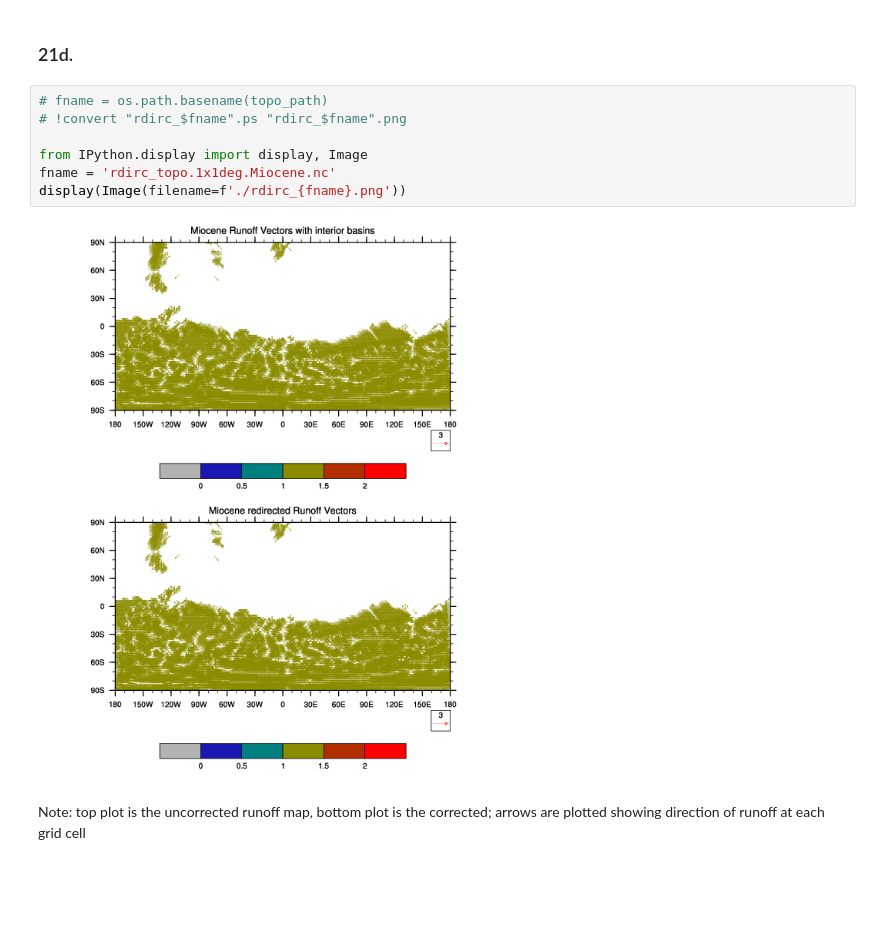
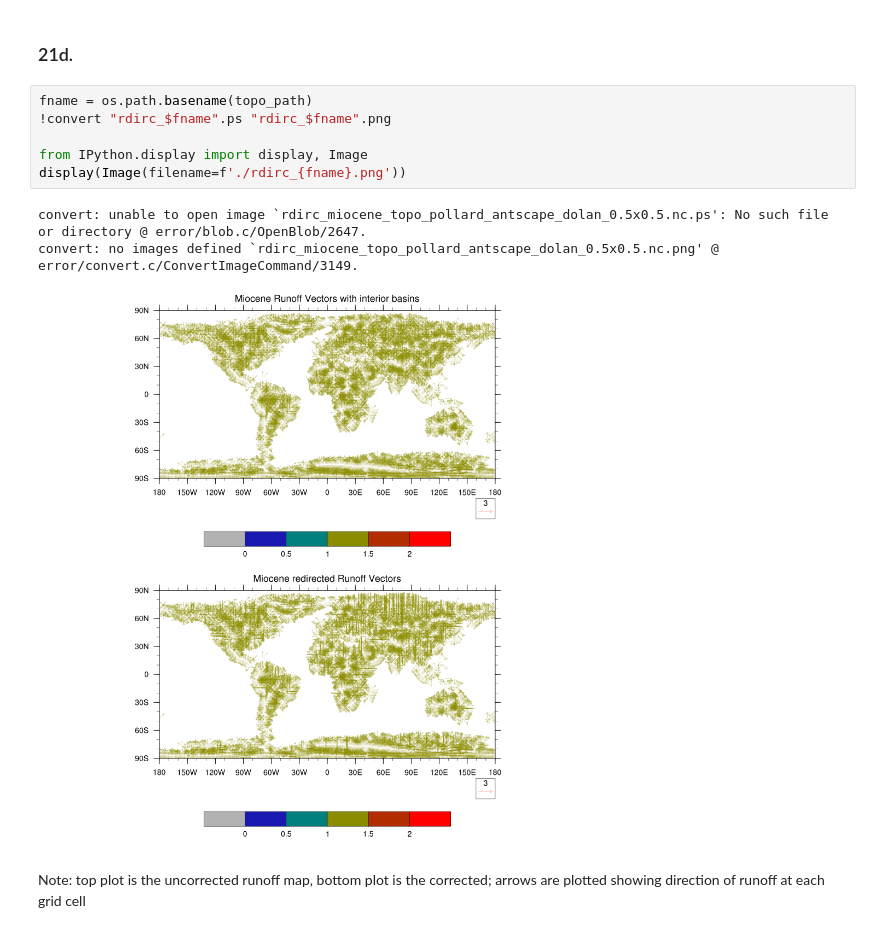
Before and after one commit to fzhu2e/cesm4paleo, a Jupyter notebook: bc_setup/rtm/runoff_setup.ipynb, the cells around one changed output. Cells and saved outputs as stored; diff of their text form; blank space fills up the shorter version.

```diff
--- a/bc_setup/rtm/runoff_setup.ipynb
+++ b/bc_setup/rtm/runoff_setup.ipynb
@@ -265,14 +265,15 @@ exit ( 0 )
 # %% [markdown]
 ### 21d.
 # %%
-# fname = os.path.basename(topo_path)
-# !convert "rdirc_$fname".ps "rdirc_$fname".png
+fname = os.path.basename(topo_path)
+!convert "rdirc_$fname".ps "rdirc_$fname".png
 
 from IPython.display import display, Image
-fname = 'rdirc_topo.1x1deg.Miocene.nc'
 display(Image(filename=f'./rdirc_{fname}.png'))
 # %% [output]
+convert: unable to open image `rdirc_miocene_topo_pollard_antscape_dolan_0.5x0.5.nc.ps': No such file or directory @ error/blob.c/OpenBlob/2647.
+convert: no images defined `rdirc_miocene_topo_pollard_antscape_dolan_0.5x0.5.nc.png' @ error/convert.c/ConvertImageCommand/3149.
-[figure, old version]
+[figure, new version]
 # %% [markdown]
 Note: top plot is the uncorrected runoff map, bottom plot is the corrected; arrows are plotted showing direction of runoff at each grid cell
 # %% [markdown]
```
Also changed, not shown: parts of 10 cells of this notebook.
